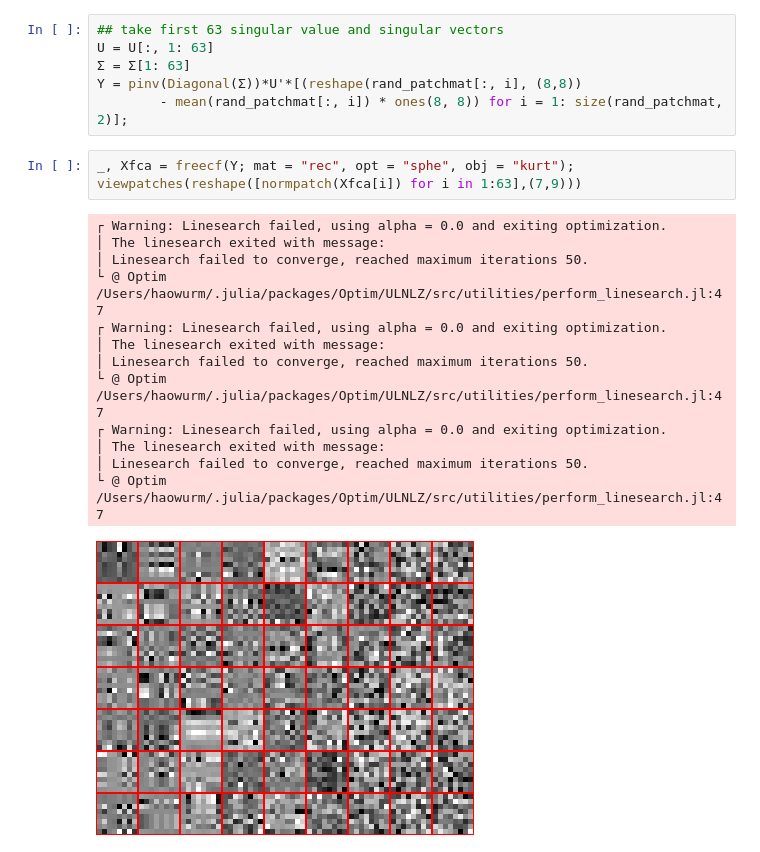
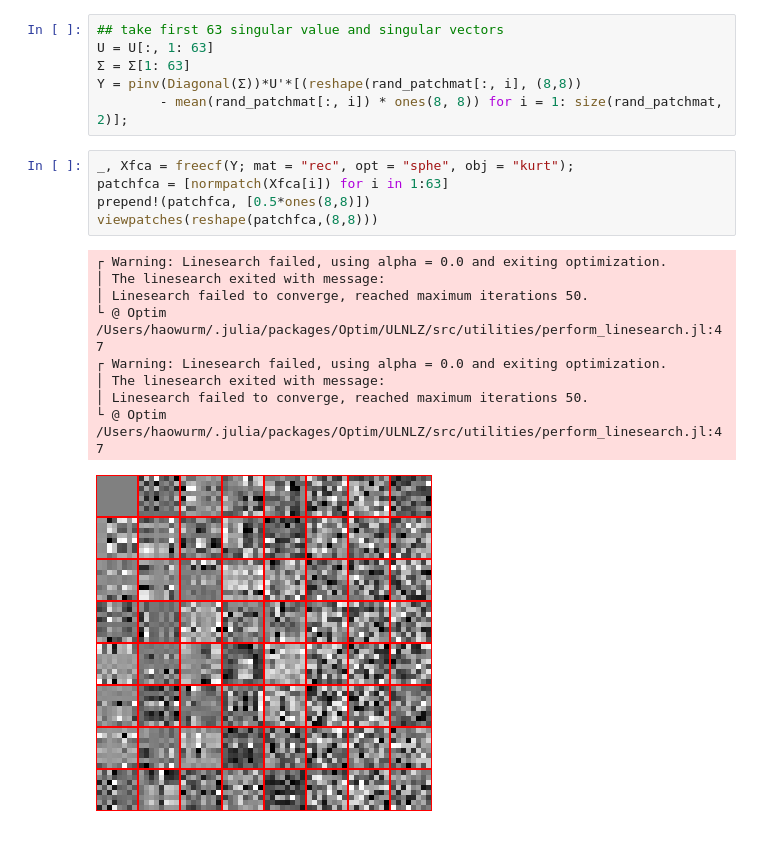
Before and after one commit to lingluanwh/FCA.jl, a Jupyter notebook: examples/patch/FCApatch_vs_ICApatch-Copy1.ipynb, the cells around one changed output. Cells and saved outputs as stored; diff of their text form.

Commit message:
add sort for icf and change the patch

```diff
--- a/examples/patch/FCApatch_vs_ICApatch-Copy1.ipynb
+++ b/examples/patch/FCApatch_vs_ICApatch-Copy1.ipynb
@@ -123,18 +128,16 @@ Y = pinv(Diagonal(Σ))*U'*[(reshape(rand_patchmat[:, i], (8,8))
         - mean(rand_patchmat[:, i]) * ones(8, 8)) for i = 1: size(rand_patchmat, 2)];
 # %%
 _, Xfca = freecf(Y; mat = "rec", opt = "sphe", obj = "kurt");
-viewpatches(reshape([normpatch(Xfca[i]) for i in 1:63],(7,9)))
+patchfca = [normpatch(Xfca[i]) for i in 1:63]
+prepend!(patchfca, [0.5*ones(8,8)])
+viewpatches(reshape(patchfca,(8,8)))
 # %% [output]
 ┌ Warning: Linesearch failed, using alpha = 0.0 and exiting optimization.
 │ The linesearch exited with message:
 │ Linesearch failed to converge, reached maximum iterations 50.
 └ @ Optim /Users/haowurm/.julia/packages/Optim/ULNLZ/src/utilities/perform_linesearch.jl:47
 ┌ Warning: Linesearch failed, using alpha = 0.0 and exiting optimization.
 │ The linesearch exited with message:
 │ Linesearch failed to converge, reached maximum iterations 50.
 └ @ Optim /Users/haowurm/.julia/packages/Optim/ULNLZ/src/utilities/perform_linesearch.jl:47
-┌ Warning: Linesearch failed, using alpha = 0.0 and exiting optimization.
-│ The linesearch exited with message:
-│ Linesearch failed to converge, reached maximum iterations 50.
-└ @ Optim /Users/haowurm/.julia/packages/Optim/ULNLZ/src/utilities/perform_linesearch.jl:47
-[figure, old version]
+[figure, new version]
```
Also changed, not shown: parts of 3 cells of this notebook, 1 other file.
